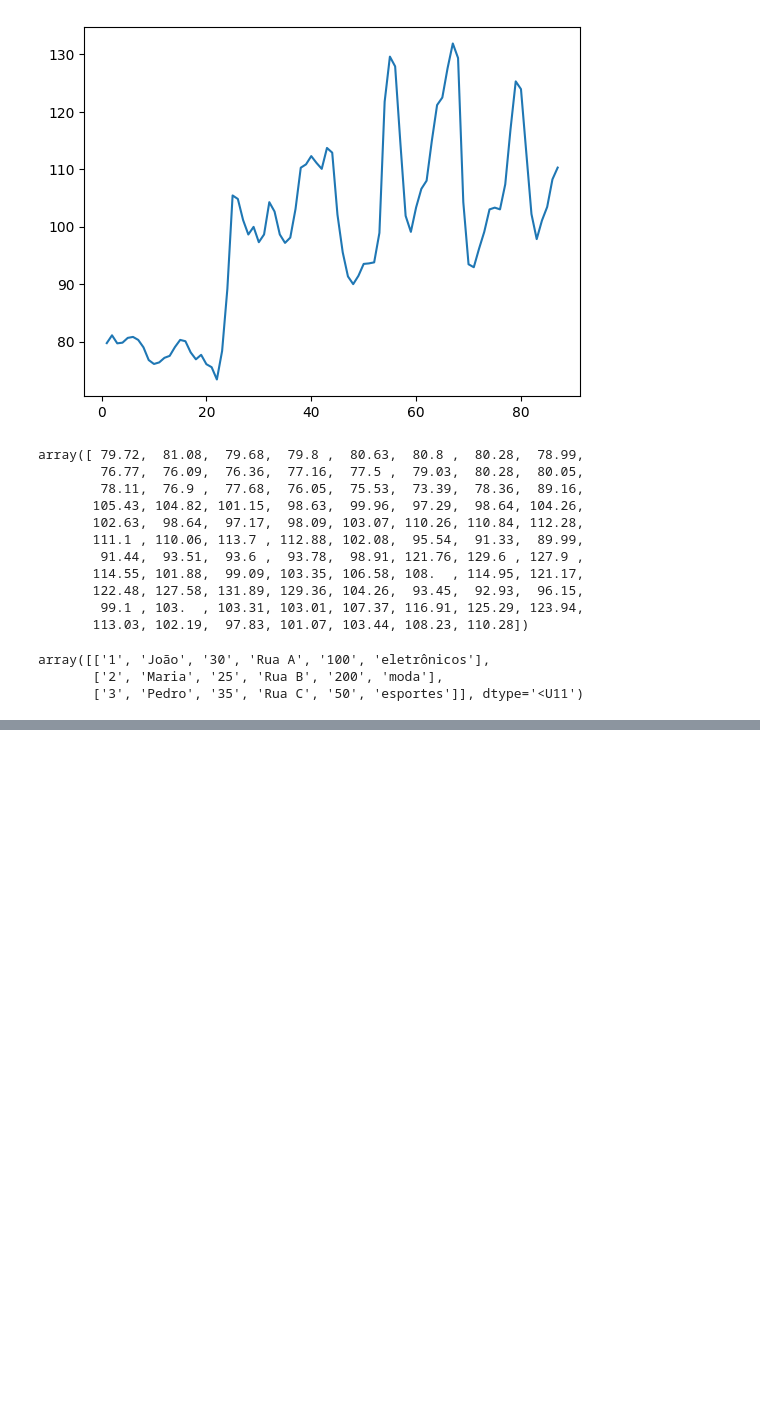
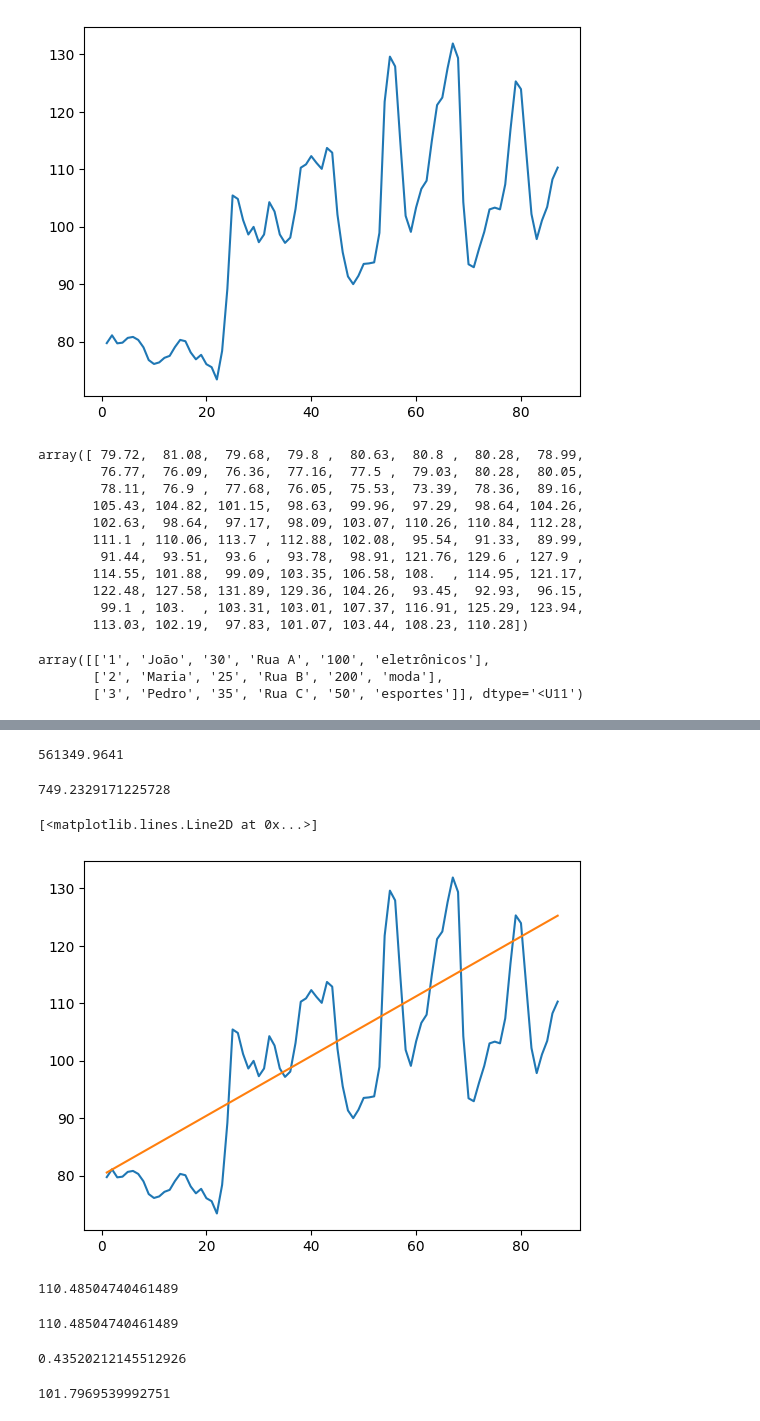
Before and after one commit to alyssonhyago/Cursos_Alura, a Jupyter notebook: Python_Data_Science/Numpy/main.ipynb, the cells around one changed output, grey strips where cells are left out. Cells and saved outputs as stored; diff of their text form; code cells hidden in the pictures; blank space fills up the shorter version.

```diff
--- a/Python_Data_Science/Numpy/main.ipynb
+++ b/Python_Data_Science/Numpy/main.ipynb
@@ -77,0 +196,24 @@ array([['1', 'João', '30', 'Rua A', '100', 'eletrônicos'],
+# %%
+np.sum(np.power(Moscow-y,2))
+# %% [output]
+561349.9641
+# %%
+np.sqrt(np.sum(np.power(Moscow-y,2)))
+# %% [output]
+749.2329171225728
+# %%
+y = 0.52*x+80
+# %%
+plt.plot(datas,Moscow)
+plt.plot(x,y)
+# %% [output]
+[<matplotlib.lines.Line2D at 0x...>]
+[figure, added]
+# %%
+np.sqrt(np.sum(np.power(Moscow-y,2)))
+# %% [output]
+110.48504740461489
+# %%
+np.linalg.norm(Moscow-y)
+# %% [output]
+110.48504740461489
@@ -77,0 +224,4 @@ array([['1', 'João', '30', 'Rua A', '100', 'eletrônicos'],
+# %%
+(n*np.sum(X*Y) - np.sum(X)*np.sum(Y))/(n*np.sum(X**2) - np.sum(X)**2)
+# %% [output]
+0.43520212145512926
@@ -77,0 +234,4 @@ array([['1', 'João', '30', 'Rua A', '100', 'eletrônicos'],
+# %%
+np.linalg.norm(Moscow-y)
+# %% [output]
+101.7969539992751
```
Also changed, not shown: parts of 42 cells of this notebook, 1 other file.
